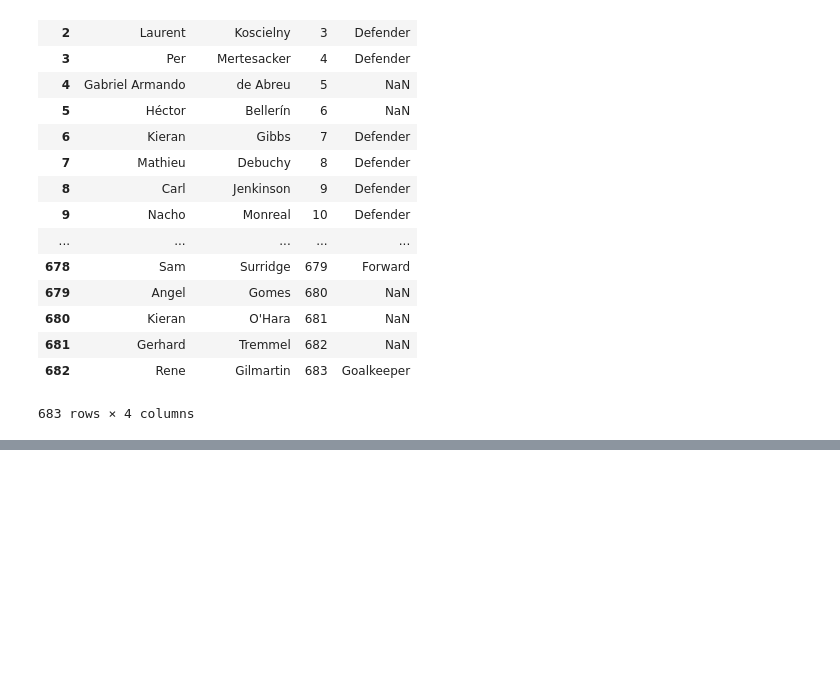
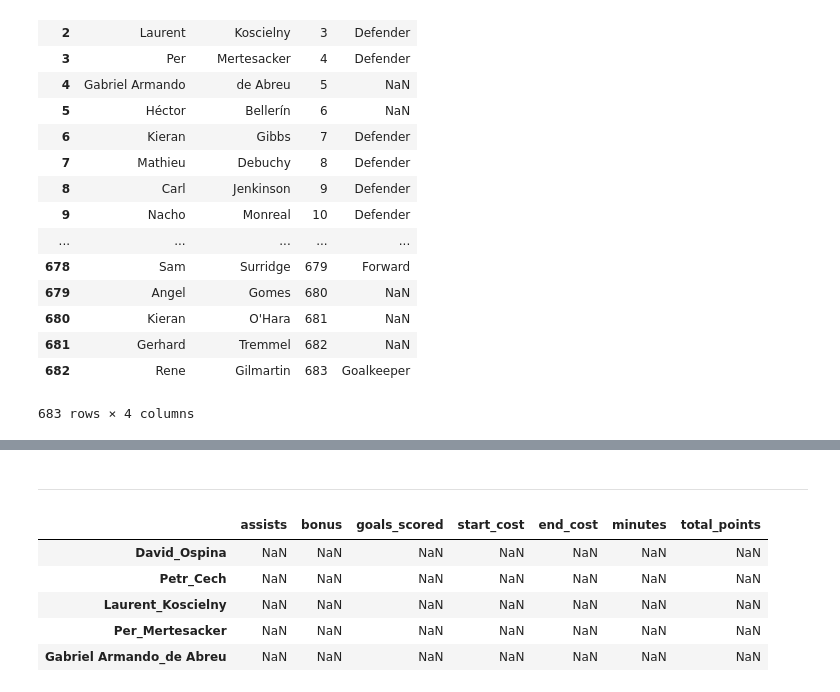
Before and after one commit to rivaldo4t/RecommendationOnFantasyLeague-ROFL, a Jupyter notebook: dataScrape_T.ipynb, the cells around one changed output, grey strips where cells are left out. Saved outputs shown, nothing was run; the diff lists cells and outputs as text; code cells hidden in the pictures; blank space fills up the shorter version.

```diff
--- a/dataScrape_T.ipynb
+++ b/dataScrape_T.ipynb
@@ -253,0 +256,4 @@ player_id.to_csv('2017-18 player_position.csv')
+# %% [markdown]
+--------------------------------------------------------------------------------------------------------------------------------
+# %%
+features = ['assists', 'bonus', 'goals_scored', 'start_cost', 'end_cost','minutes', 'total_points']
@@ -253,0 +270,11 @@ player_id.to_csv('2017-18 player_position.csv')
+# %%
+import pandas as pd
+player_avg_history = pd.DataFrame(index = pname, columns = features)
+player_avg_history[:5]
+# %% [output]
+|  | assists | bonus | goals_scored | start_cost | end_cost | minutes | total_points |
+| David_Ospina | NaN | NaN | NaN | NaN | NaN | NaN | NaN |
+| Petr_Cech | NaN | NaN | NaN | NaN | NaN | NaN | NaN |
+| Laurent_Koscielny | NaN | NaN | NaN | NaN | NaN | NaN | NaN |
+| Per_Mertesacker | NaN | NaN | NaN | NaN | NaN | NaN | NaN |
+| Gabriel Armando_de Abreu | NaN | NaN | NaN | NaN | NaN | NaN | NaN |
```
Also changed, not shown: parts of 9 cells of this notebook.
